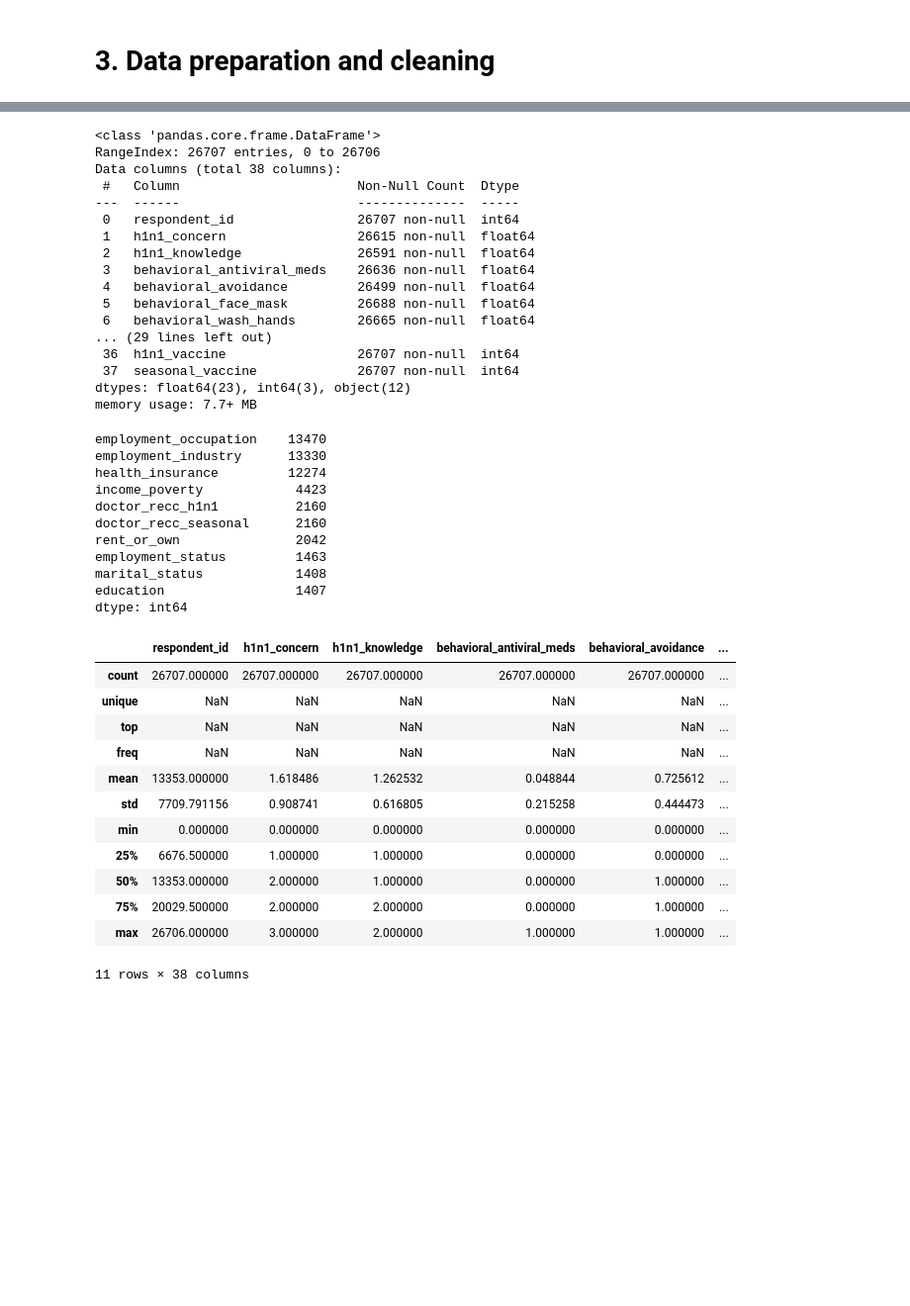
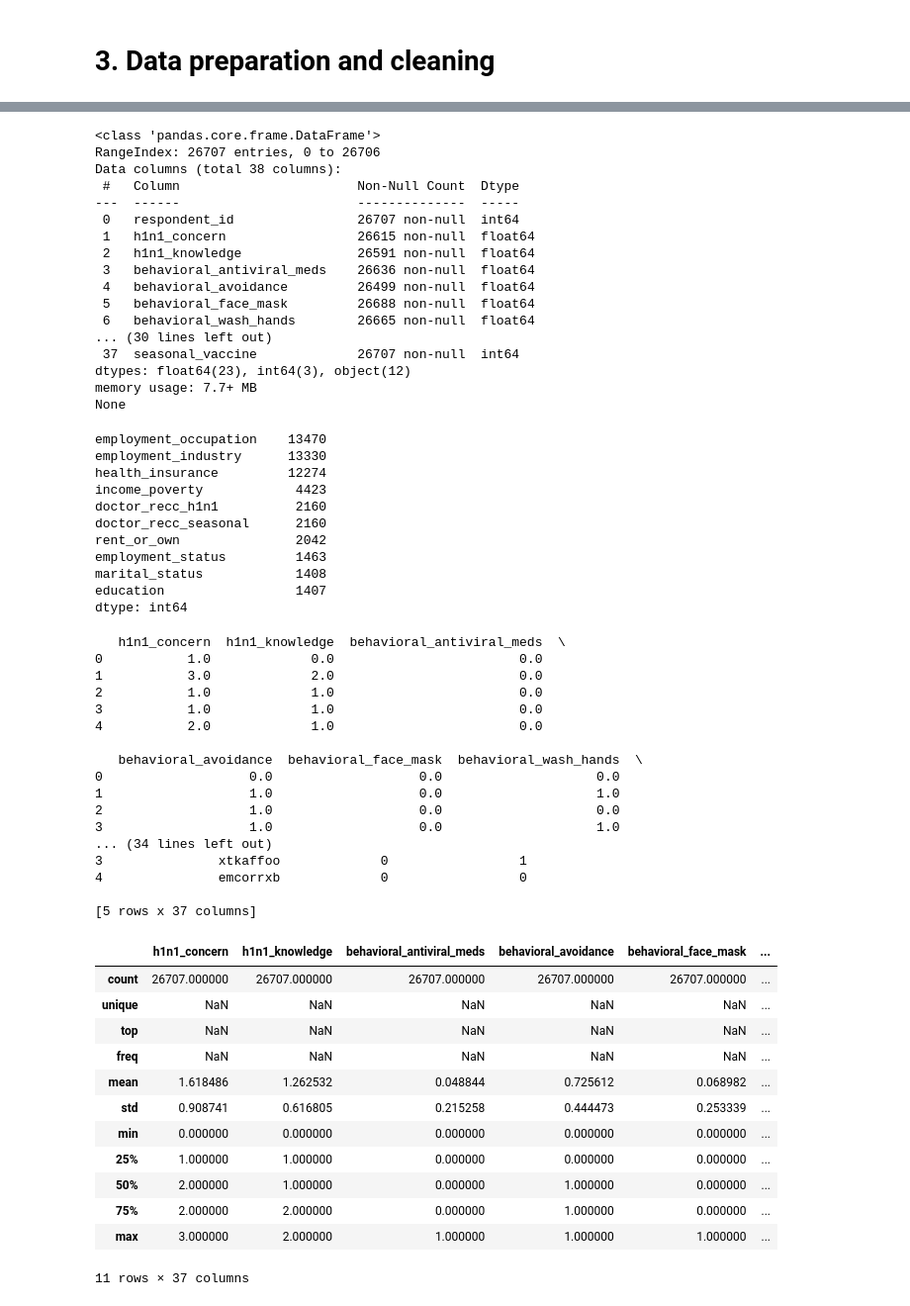
Before and after one commit to Amoitw/Predicting-Vaccines-Uptake, a Jupyter notebook: notebook.ipynb, the cells around one changed output, grey strips where cells are left out. Shown at 99% size. Saved outputs shown, nothing was run; the diff lists cells and outputs as text; code cells hidden in the pictures; blank space fills up the shorter version.

Commit message:
Data cleaning and EDA

```diff
--- a/notebook.ipynb
+++ b/notebook.ipynb
@@ -133,7 +145,10 @@ dtype: int64
 data = train_features.merge(train_labels, on="respondent_id")
 
 # check merged data
-data.info()
+print(data.info())
+
+#drop respondent_id
+data = data.drop(columns=['respondent_id'])
 
 # Check for missing values
 data.isnull().sum().sort_values(ascending=False).head(10)
@@ -150,11 +165,11 @@ Data columns (total 38 columns):
  4   behavioral_avoidance         26499 non-null  float64
  5   behavioral_face_mask         26688 non-null  float64
  6   behavioral_wash_hands        26665 non-null  float64
-... (29 lines left out)
- 36  h1n1_vaccine                 26707 non-null  int64
+... (30 lines left out)
  37  seasonal_vaccine             26707 non-null  int64
 dtypes: float64(23), int64(3), object(12)
 memory usage: 7.7+ MB
+None
 employment_occupation    13470
 employment_industry      13330
 health_insurance         12274
@@ -169,36 +184,53 @@ dtype: int64
 # %%
 # clean the missing values
 def clean_missing_values(data):
     # Fill missing values for categorical columns with mode
     for col in data.select_dtypes(include=['object']).columns:
         data[col].fillna(data[col].mode()[0], inplace=True)
 
     # Fill missing values for numerical columns with mean
     for col in data.select_dtypes(include=['float64', 'int64']).columns:
         data[col].fillna(data[col].mean(), inplace=True)
 
     return data
 
 data = clean_missing_values(data)
 
 # Check the cleaned data
-data.head()
+print(data.head(5))
 
 # describe the data
-data.describe(include='')
+data.describe(include='all')
 # %% [output]
+   h1n1_concern  h1n1_knowledge  behavioral_antiviral_meds  \
+0           1.0             0.0                        0.0
+1           3.0             2.0                        0.0
+2           1.0             1.0                        0.0
+3           1.0             1.0                        0.0
+4           2.0             1.0                        0.0
+
+   behavioral_avoidance  behavioral_face_mask  behavioral_wash_hands  \
+0                   0.0                   0.0                    0.0
+1                   1.0                   0.0                    1.0
+2                   1.0                   0.0                    0.0
+3                   1.0                   0.0                    1.0
+... (34 lines left out)
+3               xtkaffoo             0                 1
+4               emcorrxb             0                 0
+
+[5 rows x 37 columns]
-|  | respondent_id | h1n1_concern | h1n1_knowledge | behavioral_antiviral_meds | behavioral_avoidance | ... |
+|  | h1n1_concern | h1n1_knowledge | behavioral_antiviral_meds | behavioral_avoidance | behavioral_face_mask | ... |
 | count | 26707.000000 | 26707.000000 | 26707.000000 | 26707.000000 | 26707.000000 | ... |
 | unique | NaN | NaN | NaN | NaN | NaN | ... |
 | top | NaN | NaN | NaN | NaN | NaN | ... |
 | freq | NaN | NaN | NaN | NaN | NaN | ... |
-| mean | 13353.000000 | 1.618486 | 1.262532 | 0.048844 | 0.725612 | ... |
-| std | 7709.791156 | 0.908741 | 0.616805 | 0.215258 | 0.444473 | ... |
+| mean | 1.618486 | 1.262532 | 0.048844 | 0.725612 | 0.068982 | ... |
+| std | 0.908741 | 0.616805 | 0.215258 | 0.444473 | 0.253339 | ... |
 | min | 0.000000 | 0.000000 | 0.000000 | 0.000000 | 0.000000 | ... |
-| 25% | 6676.500000 | 1.000000 | 1.000000 | 0.000000 | 0.000000 | ... |
-| 50% | 13353.000000 | 2.000000 | 1.000000 | 0.000000 | 1.000000 | ... |
-| 75% | 20029.500000 | 2.000000 | 2.000000 | 0.000000 | 1.000000 | ... |
-| max | 26706.000000 | 3.000000 | 2.000000 | 1.000000 | 1.000000 | ... |
+| 25% | 1.000000 | 1.000000 | 0.000000 | 0.000000 | 0.000000 | ... |
+| 50% | 2.000000 | 1.000000 | 0.000000 | 1.000000 | 0.000000 | ... |
+| 75% | 2.000000 | 2.000000 | 0.000000 | 1.000000 | 0.000000 | ... |
+| max | 3.000000 | 2.000000 | 1.000000 | 1.000000 | 1.000000 | ... |
-11 rows × 38 columns
+11 rows × 37 columns
 # %%
 data.columns
```
Also changed, not shown: parts of 19 cells of this notebook.
